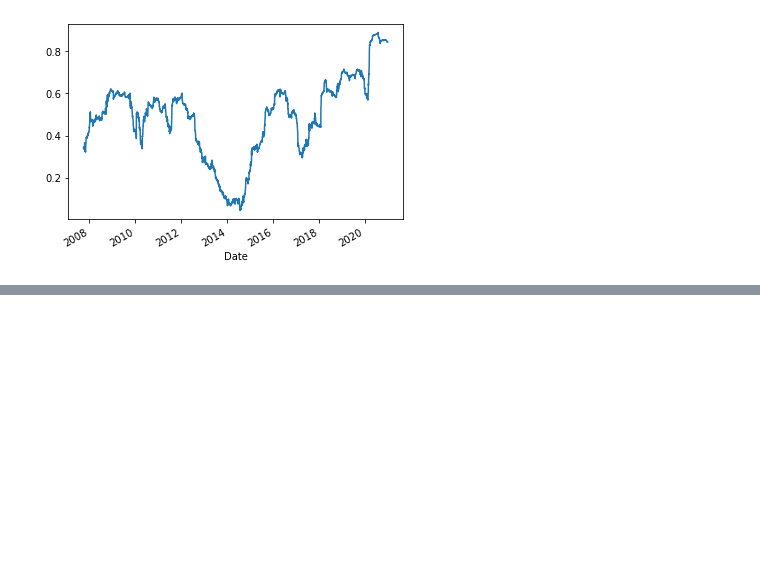
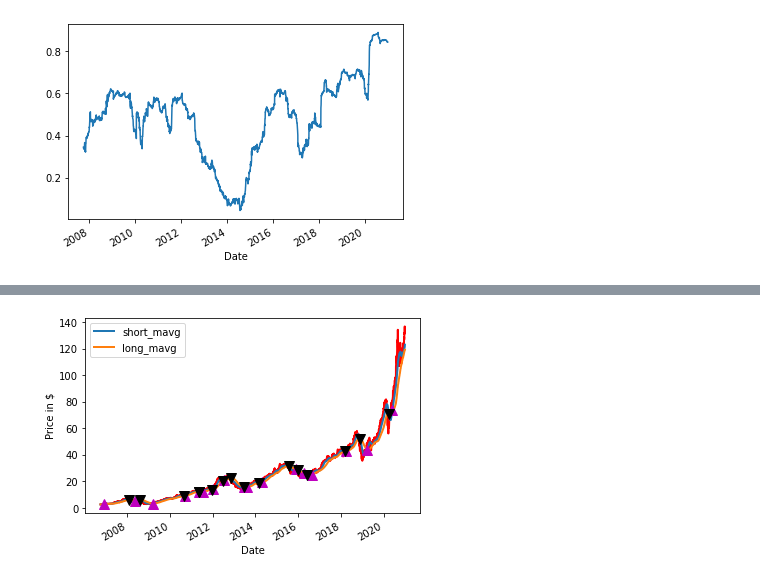
Before and after one commit to lukadlm97/algorithmic-trading-with-python, a Jupyter notebook: Advanced stock calculations.ipynb, the cells around one changed output, grey strips where cells are left out. Cells and saved outputs as stored; diff of their text form; code cells hidden in the pictures; blank space fills up the shorter version.

```diff
--- a/Advanced stock calculations.ipynb
+++ b/Advanced stock calculations.ipynb
@@ -210,0 +251,30 @@ plt.show()
+# %%
+# Import `pyplot` module as `plt`
+import matplotlib.pyplot as plt
+
+# Initialize the plot figure
+fig = plt.figure()
+
+# Add a subplot and label for y-axis
+ax1 = fig.add_subplot(111,  ylabel='Price in $')
+
+# Plot the closing price
+aapl['Close'].plot(ax=ax1, color='r', lw=2.)
+
+# Plot the short and long moving averages
+signals[['short_mavg', 'long_mavg']].plot(ax=ax1, lw=2.)
+
+# Plot the buy signals
+ax1.plot(signals.loc[signals.positions == 1.0].index,
+         signals.short_mavg[signals.positions == 1.0],
+         '^', markersize=10, color='m')
+
+# Plot the sell signals
+ax1.plot(signals.loc[signals.positions == -1.0].index,
+         signals.short_mavg[signals.positions == -1.0],
+         'v', markersize=10, color='k')
+
+# Show the plot
+plt.show()
+# %% [output]
+[figure, added]
```
Also changed, not shown: parts of 3 cells of this notebook.
